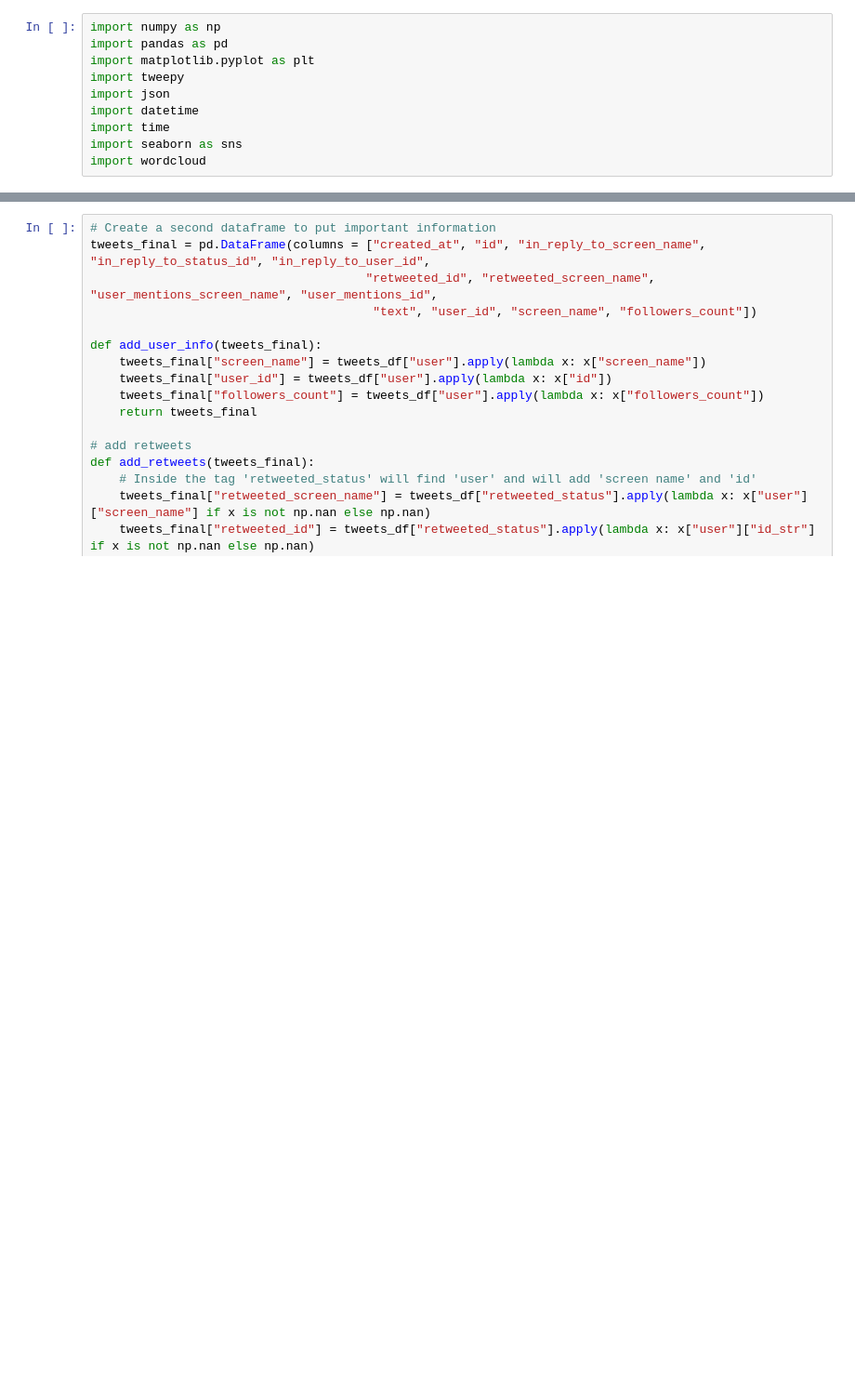
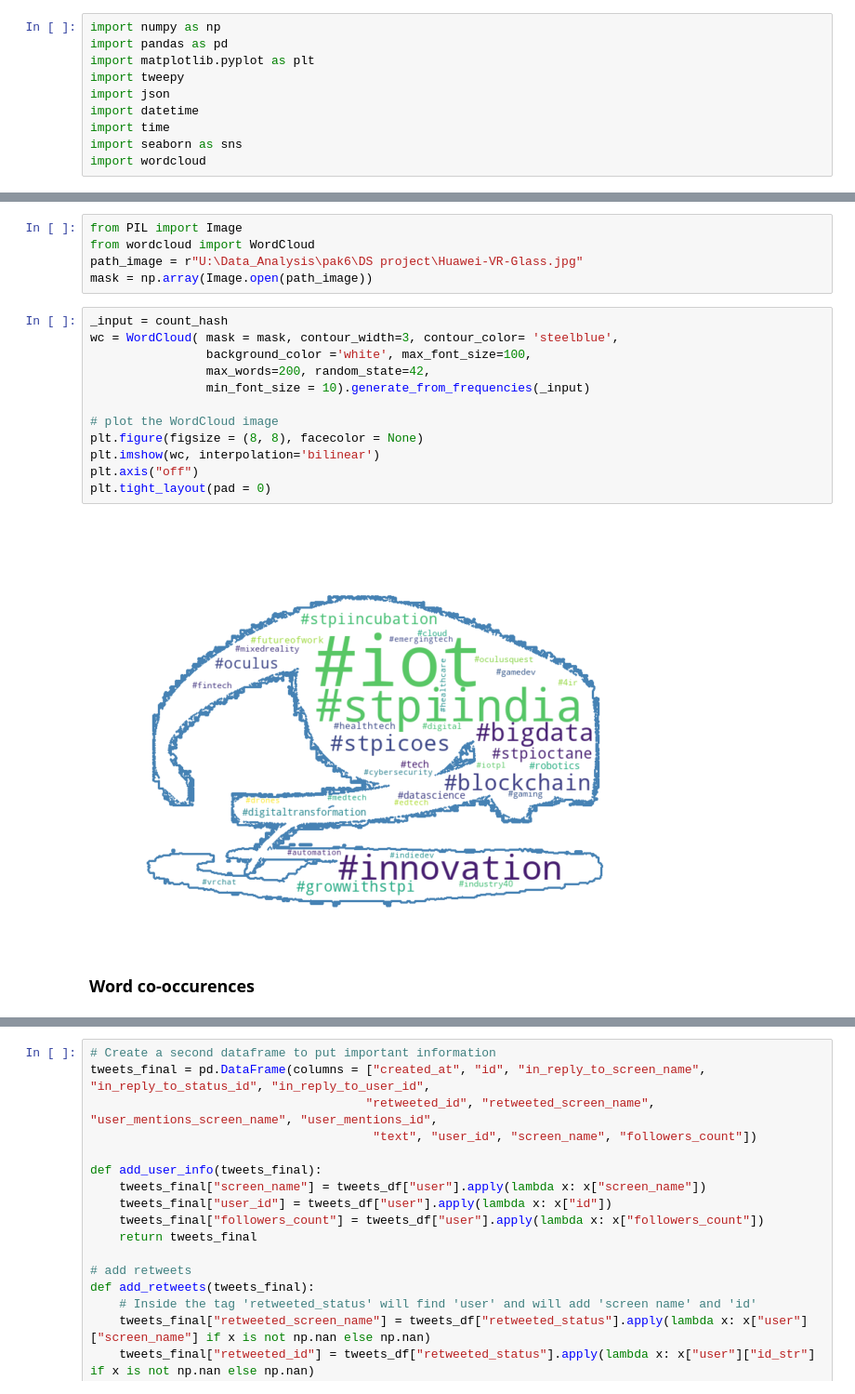
Before and after one commit to apaks/twitter-data-mining, a Jupyter notebook: Tweepy_2_json.ipynb, the cells around one changed output, grey strips where cells are left out. Shown at 93% size. Cells and saved outputs as stored; diff of their text form; blank space fills up the shorter version.

```diff
--- a/Tweepy_2_json.ipynb
+++ b/Tweepy_2_json.ipynb
@@ -23,0 +297,21 @@ import wordcloud
+# %%
+from PIL import Image
+from wordcloud import WordCloud
+path_image = r"U:\Data_Analysis\pak6\DS project\Huawei-VR-Glass.jpg"
+mask = np.array(Image.open(path_image))
+# %%
+_input = count_hash
+wc = WordCloud( mask = mask, contour_width=3, contour_color= 'steelblue',
+                background_color ='white', max_font_size=100,
+                max_words=200, random_state=42,
+                min_font_size = 10).generate_from_frequencies(_input)
+
+# plot the WordCloud image
+plt.figure(figsize = (8, 8), facecolor = None)
+plt.imshow(wc, interpolation='bilinear')
+plt.axis("off")
+plt.tight_layout(pad = 0)
+# %% [output]
+[figure, added]
+# %% [markdown]
+### Word co-occurences
```
Also changed, not shown: parts of 116 cells of this notebook, 2 other files.
